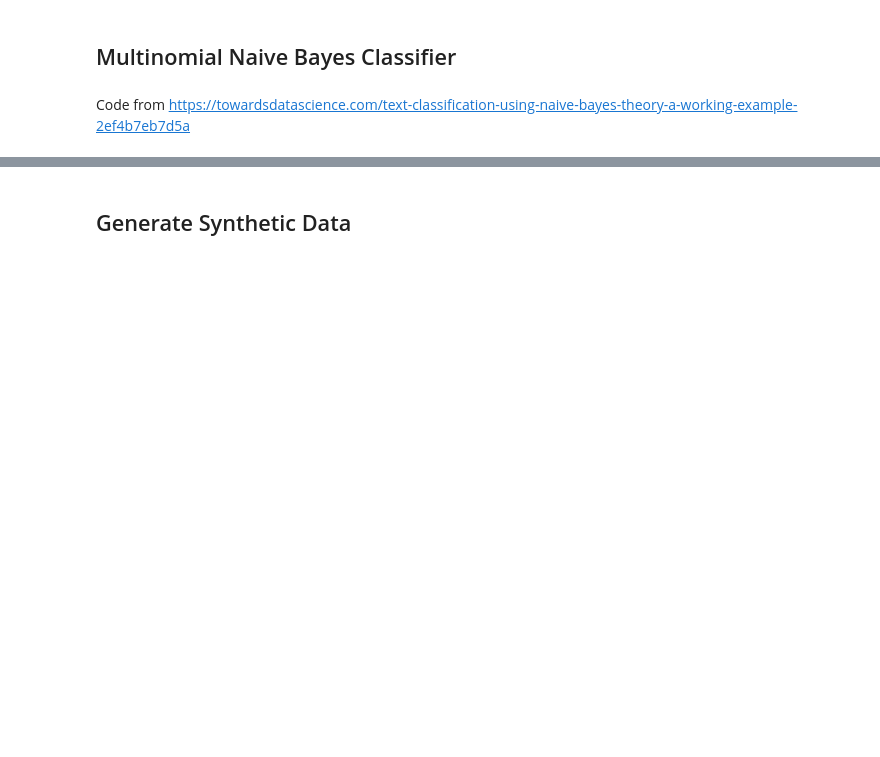
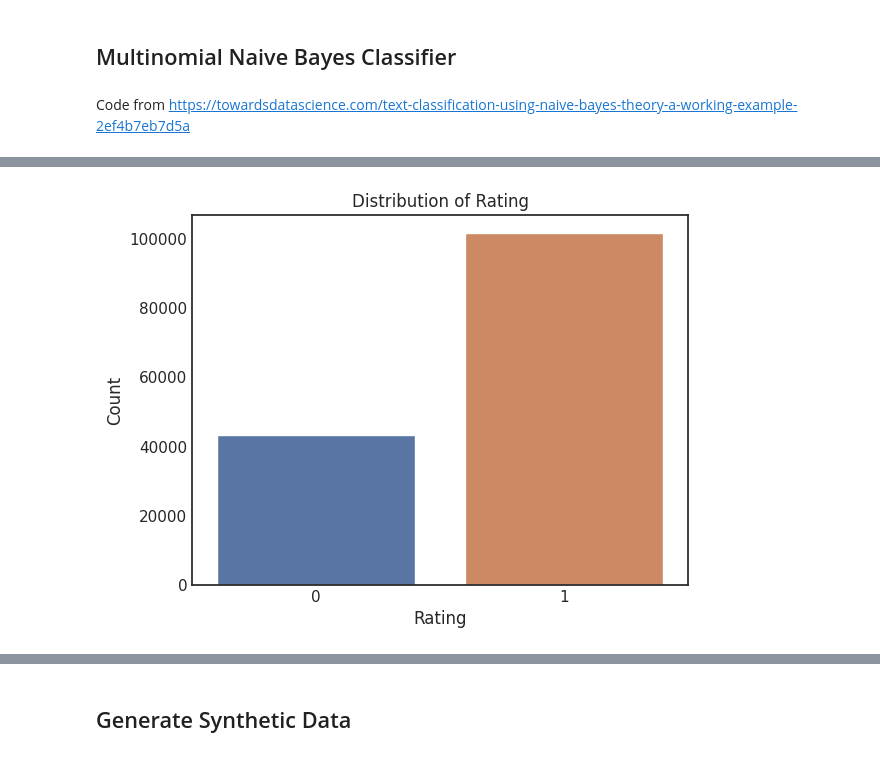
Before and after one commit to michellejieli/Whoop, a Jupyter notebook: naive_bayes.ipynb, the cells around one changed output, grey strips where cells are left out. Cells and saved outputs as stored; diff of their text form; code cells hidden in the pictures; blank space fills up the shorter version.

```diff
--- a/naive_bayes.ipynb
+++ b/naive_bayes.ipynb
@@ -36,12 +33,20 @@ Error:
 # %%
 # look at distribution of rating
 def look_at_rating(train_csv):
     # read train csv file
     df = pd.read_csv(train_csv)
-    # look at distribution of rating
-    print(df['rating'].value_counts())
     # plot distribution of rating
-    df['rating'].value_counts().plot(kind='bar')
-    plt.show()
+    fig = sns.countplot(x='rating', data=df)
+    fig.set_title('Distribution of Rating')
+    fig.set_xlabel('Rating')
+    fig.set_ylabel('Count')
+    # return plot object
+    return fig
 
-look_at_rating('final_data/train.csv')
+# look at distribution of rating
+plt = look_at_rating('final_data/train.csv')
+
+# save plot
+plt.figure.savefig('plots/train_rating_distribution.png')
+# %% [output]
+[figure, added]
```
Also changed, not shown: parts of 38 cells of this notebook, 9 other files.
